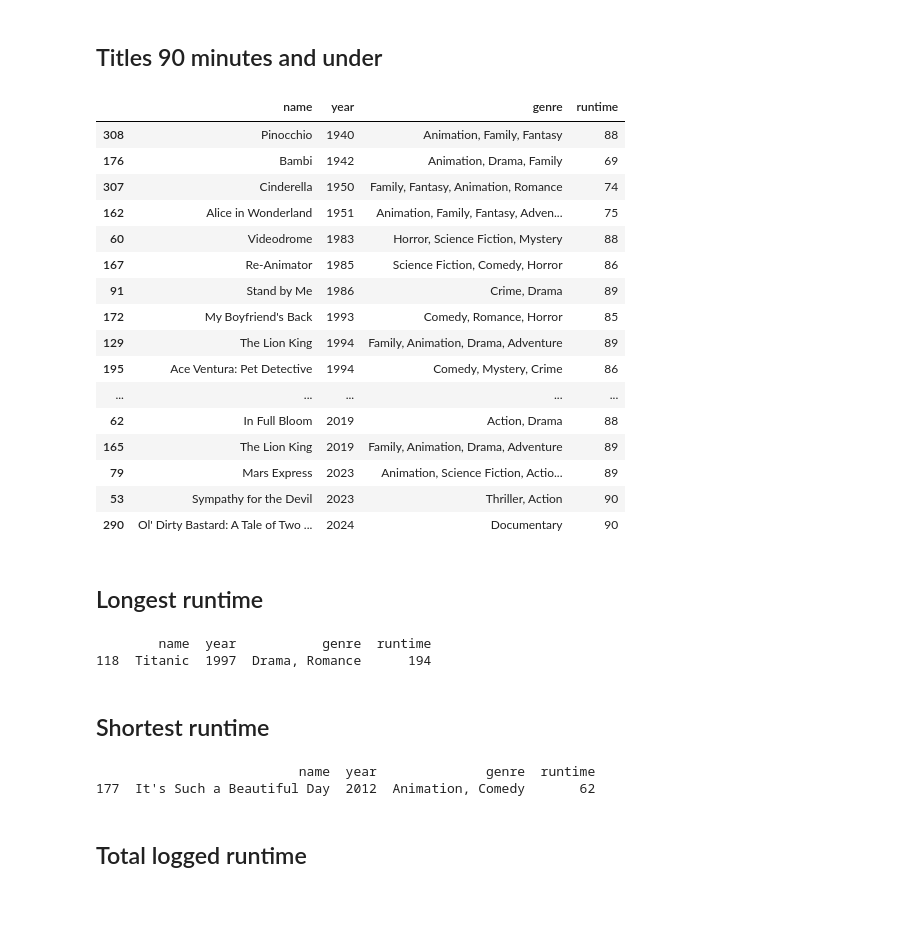
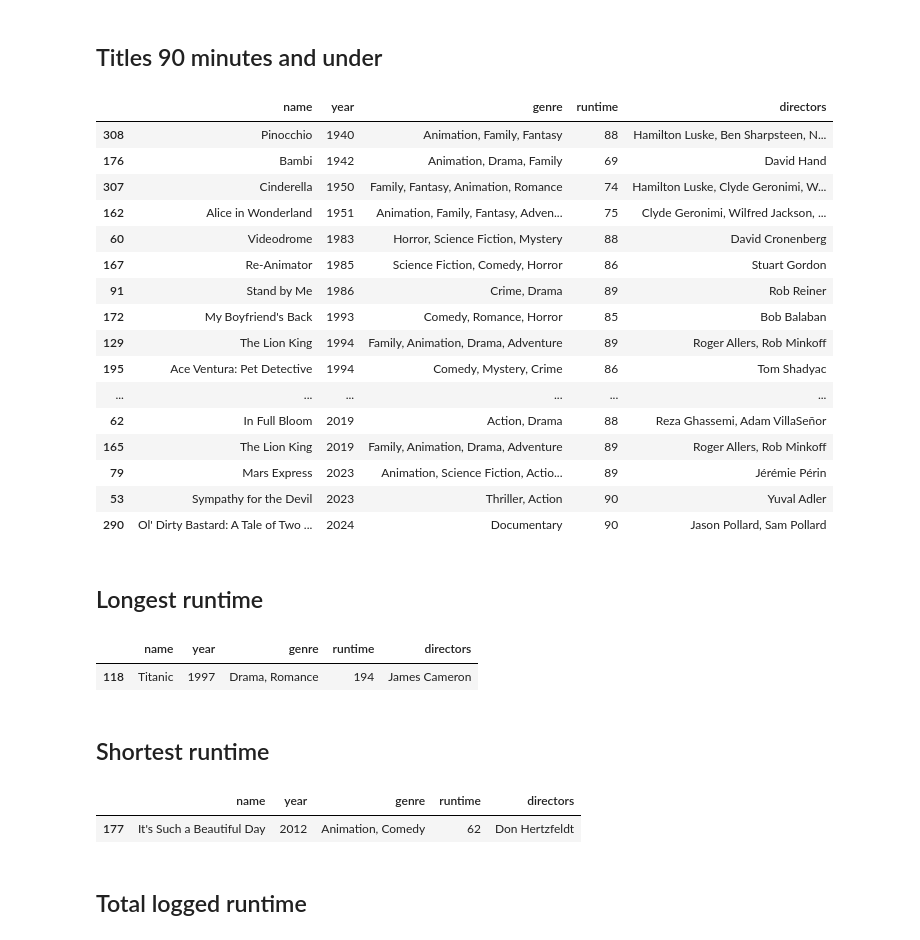
Before and after one commit to dngst/boxd-genres, a Jupyter notebook: boxd.ipynb, the cells around one changed output. Drawn from its saved outputs; the diff is of its cells as text; code cells hidden in the pictures; blank space fills up the shorter version.

Commit message:
Use query

```diff
--- a/boxd.ipynb
+++ b/boxd.ipynb
@@ -33,41 +33,39 @@ Documentary          1
 ## Titles 90 minutes and under
 # %%
 df = pd.read_csv('movies_with_genres.csv')
-df[df['runtime'] <= 90].sort_values('year')
+df.query('runtime <= 90').sort_values('year')
 # %% [output]
-|  | name | year | genre | runtime |
-| 308 | Pinocchio | 1940 | Animation, Family, Fantasy | 88 |
-| 176 | Bambi | 1942 | Animation, Drama, Family | 69 |
-| 307 | Cinderella | 1950 | Family, Fantasy, Animation, Romance | 74 |
-| 162 | Alice in Wonderland | 1951 | Animation, Family, Fantasy, Adven... | 75 |
-| 60 | Videodrome | 1983 | Horror, Science Fiction, Mystery | 88 |
-| 167 | Re-Animator | 1985 | Science Fiction, Comedy, Horror | 86 |
-| 91 | Stand by Me | 1986 | Crime, Drama | 89 |
-| 172 | My Boyfriend's Back | 1993 | Comedy, Romance, Horror | 85 |
-| 129 | The Lion King | 1994 | Family, Animation, Drama, Adventure | 89 |
-| 195 | Ace Ventura: Pet Detective | 1994 | Comedy, Mystery, Crime | 86 |
-| ... | ... | ... | ... | ... |
-| 62 | In Full Bloom | 2019 | Action, Drama | 88 |
-| 165 | The Lion King | 2019 | Family, Animation, Drama, Adventure | 89 |
-| 79 | Mars Express | 2023 | Animation, Science Fiction, Actio... | 89 |
-| 53 | Sympathy for the Devil | 2023 | Thriller, Action | 90 |
-| 290 | Ol' Dirty Bastard: A Tale of Two ... | 2024 | Documentary | 90 |
+|  | name | year | genre | runtime | directors |
+| 308 | Pinocchio | 1940 | Animation, Family, Fantasy | 88 | Hamilton Luske, Ben Sharpsteen, N... |
+| 176 | Bambi | 1942 | Animation, Drama, Family | 69 | David Hand |
+| 307 | Cinderella | 1950 | Family, Fantasy, Animation, Romance | 74 | Hamilton Luske, Clyde Geronimi, W... |
+| 162 | Alice in Wonderland | 1951 | Animation, Family, Fantasy, Adven... | 75 | Clyde Geronimi, Wilfred Jackson, ... |
+| 60 | Videodrome | 1983 | Horror, Science Fiction, Mystery | 88 | David Cronenberg |
+| 167 | Re-Animator | 1985 | Science Fiction, Comedy, Horror | 86 | Stuart Gordon |
+| 91 | Stand by Me | 1986 | Crime, Drama | 89 | Rob Reiner |
+| 172 | My Boyfriend's Back | 1993 | Comedy, Romance, Horror | 85 | Bob Balaban |
+| 129 | The Lion King | 1994 | Family, Animation, Drama, Adventure | 89 | Roger Allers, Rob Minkoff |
+| 195 | Ace Ventura: Pet Detective | 1994 | Comedy, Mystery, Crime | 86 | Tom Shadyac |
+| ... | ... | ... | ... | ... | ... |
+| 62 | In Full Bloom | 2019 | Action, Drama | 88 | Reza Ghassemi, Adam VillaSeñor |
+| 165 | The Lion King | 2019 | Family, Animation, Drama, Adventure | 89 | Roger Allers, Rob Minkoff |
+| 79 | Mars Express | 2023 | Animation, Science Fiction, Actio... | 89 | Jérémie Périn |
+| 53 | Sympathy for the Devil | 2023 | Thriller, Action | 90 | Yuval Adler |
+| 290 | Ol' Dirty Bastard: A Tale of Two ... | 2024 | Documentary | 90 | Jason Pollard, Sam Pollard |
 # %% [markdown]
 ## Longest runtime
 # %%
-df = pd.read_csv('movies_with_genres.csv')
-
-print(df[df.runtime == df.runtime.max()])
+df.nlargest(1, 'runtime')
 # %% [output]
-        name  year           genre  runtime
-118  Titanic  1997  Drama, Romance      194
+|  | name | year | genre | runtime | directors |
+| 118 | Titanic | 1997 | Drama, Romance | 194 | James Cameron |
 # %% [markdown]
 ## Shortest runtime
 # %%
-print(df[df.runtime == df.runtime.min()])
+df.nsmallest(1, 'runtime')
 # %% [output]
-                          name  year              genre  runtime
-177  It's Such a Beautiful Day  2012  Animation, Comedy       62
+|  | name | year | genre | runtime | directors |
+| 177 | It's Such a Beautiful Day | 2012 | Animation, Comedy | 62 | Don Hertzfeldt |
 # %% [markdown]
 ## Total logged runtime
 # %%
```
Also changed, not shown: parts of 2 cells of this notebook.
